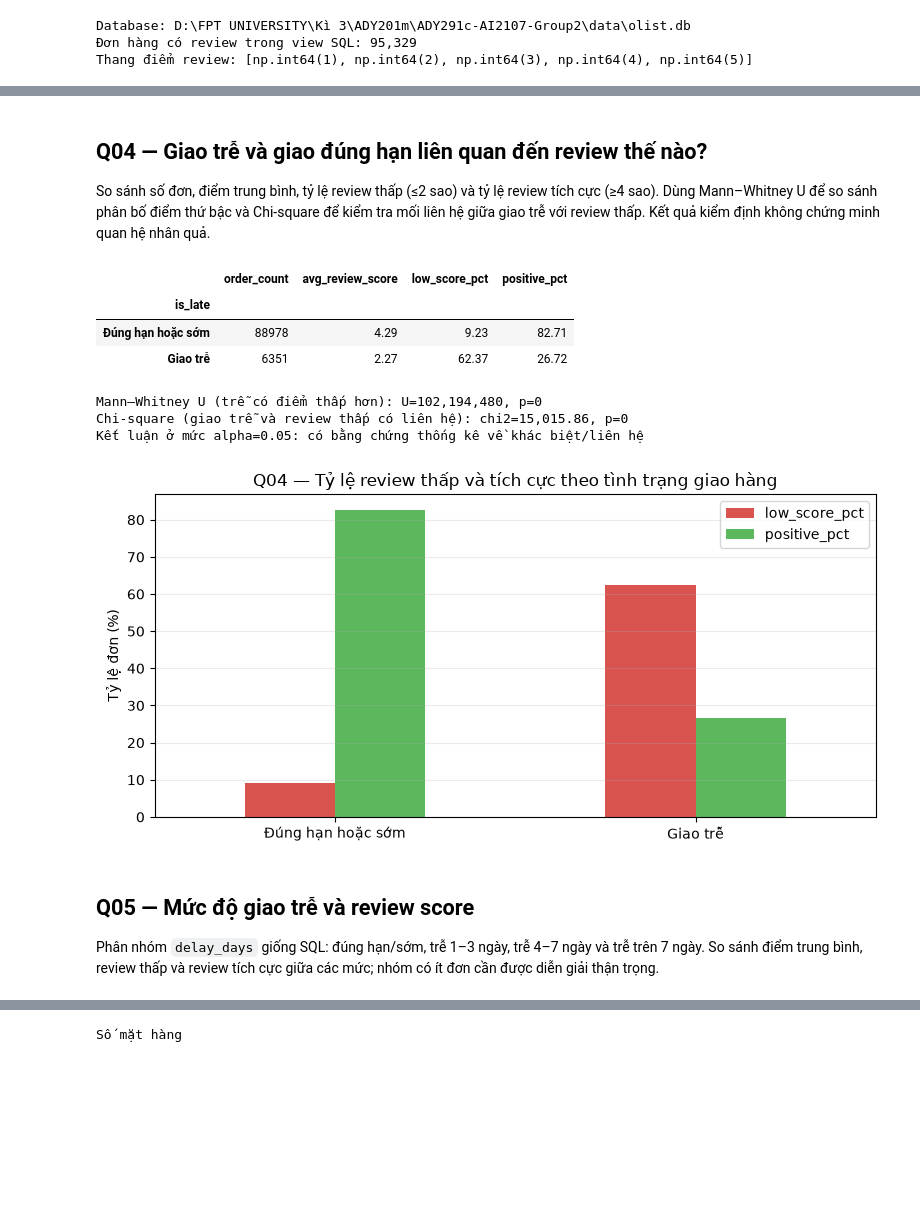
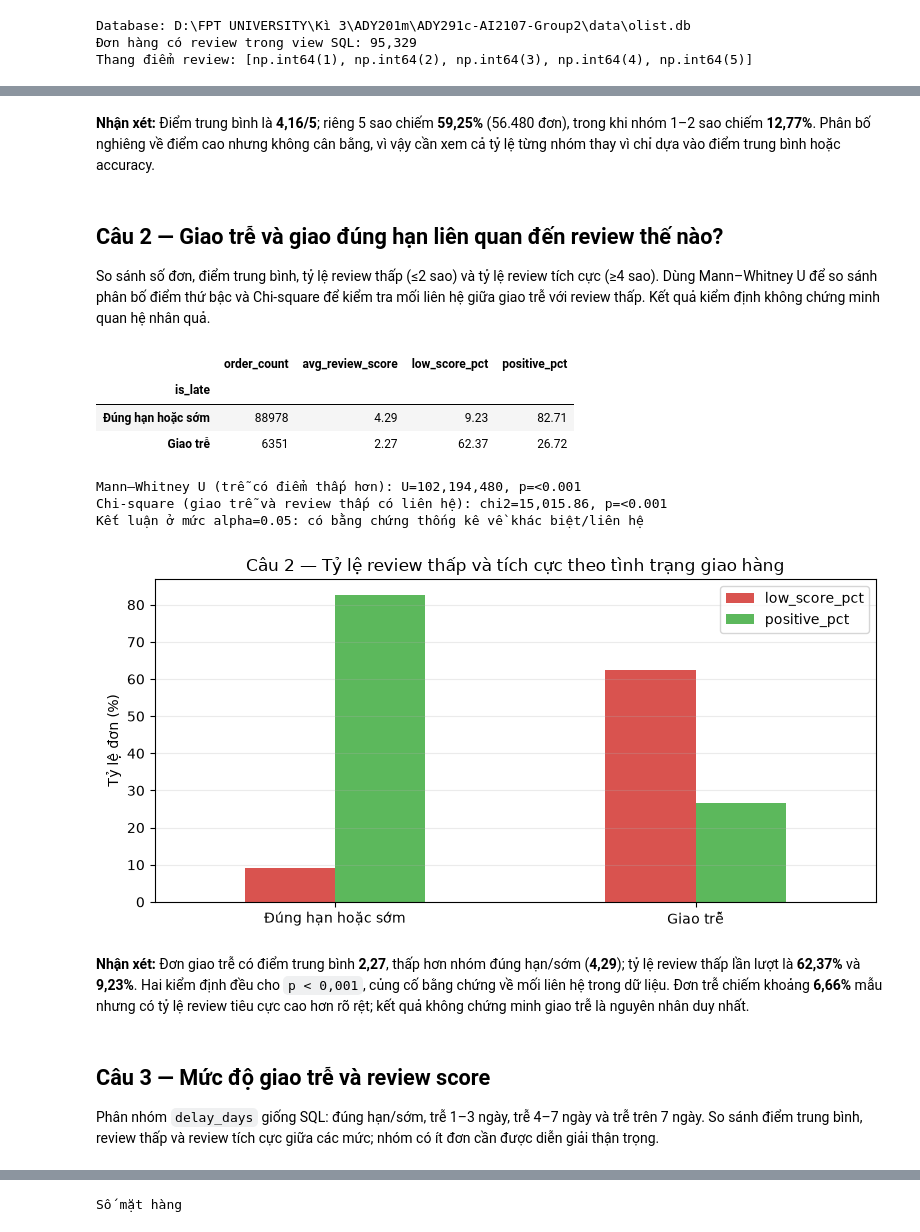
Before and after one commit to TrungTayNA/ADY291c-AI2107-Group2, a Jupyter notebook: Notebooks/04_analysis_python.ipynb, the cells around one changed output, grey strips where cells are left out. Cells and saved outputs as stored; diff of their text form; code cells hidden in the pictures; blank space fills up the shorter version.

```diff
--- a/Notebooks/04_analysis_python.ipynb
+++ b/Notebooks/04_analysis_python.ipynb
@@ -34,6 +34,16 @@ def find_project_root(start_dir: Path) -> Path:
 
 BASE_DIR = find_project_root(Path.cwd().resolve())
 DB_PATH = BASE_DIR / "data" / "olist.db"
+FIGURES_DIR = BASE_DIR / "reports" / "figures"
+FIGURES_DIR.mkdir(parents=True, exist_ok=True)
+
+
+def save_figure(filename: str) -> None:
+    plt.gcf().savefig(FIGURES_DIR / filename, dpi=150, bbox_inches="tight")
+
+
+def format_p_value(p_value: float) -> str:
+    return "<0.001" if p_value < 0.001 else f"{p_value:.3g}"
 
 with sqlite3.connect(DB_PATH) as conn:
     available_views = {
@@ -100,5 +111,7 @@ plt.show()
+# %% [markdown]
+**Nhận xét:** Điểm trung bình là **4,16/5**; riêng 5 sao chiếm **59,25%** (56.480 đơn), trong khi nhóm 1–2 sao chiếm **12,77%**. Phân bố nghiêng về điểm cao nhưng không cân bằng, vì vậy cần xem cả tỷ lệ từng nhóm thay vì chỉ dựa vào điểm trung bình hoặc accuracy.
 # %% [markdown]
-## Q04 — Giao trễ và giao đúng hạn liên quan đến review thế nào?
+## Câu 2 — Giao trễ và giao đúng hạn liên quan đến review thế nào?
 
 So sánh số đơn, điểm trung bình, tỷ lệ review thấp (≤2 sao) và tỷ lệ review tích cực (≥4 sao). Dùng Mann–Whitney U để so sánh phân bố điểm thứ bậc và Chi-square để kiểm tra mối liên hệ giữa giao trễ với review thấp. Kết quả kiểm định không chứng minh quan hệ nhân quả.
 # %%
@@ -111,41 +124,44 @@ q04 = (
         positive_pct=("positive_review", "mean"),
     )
     .rename(index={False: "Đúng hạn hoặc sớm", True: "Giao trễ"})
 )
 q04[["low_score_pct", "positive_pct"]] *= 100
 q04 = q04.round(2)
 display(q04)
 
 late_scores = review_orders.loc[review_orders["is_late"], "review_score"]
 ontime_scores = review_orders.loc[~review_orders["is_late"], "review_score"]
 mann_whitney = stats.mannwhitneyu(late_scores, ontime_scores, alternative="less")
 contingency = pd.crosstab(review_orders["is_late"], review_orders["low_score"])
 chi2, chi2_p, _, _ = stats.chi2_contingency(contingency)
-print(f"Mann–Whitney U (trễ có điểm thấp hơn): U={mann_whitney.statistic:,.0f}, p={mann_whitney.pvalue:.3g}")
-print(f"Chi-square (giao trễ và review thấp có liên hệ): chi2={chi2:,.2f}, p={chi2_p:.3g}")
+print(f"Mann–Whitney U (trễ có điểm thấp hơn): U={mann_whitney.statistic:,.0f}, p={format_p_value(mann_whitney.pvalue)}")
+print(f"Chi-square (giao trễ và review thấp có liên hệ): chi2={chi2:,.2f}, p={format_p_value(chi2_p)}")
 print("Kết luận ở mức alpha=0.05:", "có bằng chứng thống kê về khác biệt/liên hệ" if max(mann_whitney.pvalue, chi2_p) < ALPHA else "chưa đủ bằng chứng thống kê")
 
 q04[["low_score_pct", "positive_pct"]].plot(
     kind="bar", figsize=(8, 4), color=["#D9534F", "#5CB85C"]
 )
-plt.title("Q04 — Tỷ lệ review thấp và tích cực theo tình trạng giao hàng")
+plt.title("Câu 2 — Tỷ lệ review thấp và tích cực theo tình trạng giao hàng")
 plt.xlabel("")
 plt.ylabel("Tỷ lệ đơn (%)")
 plt.xticks(rotation=0)
 plt.grid(axis="y", alpha=0.25)
 plt.tight_layout()
+save_figure("02_late_vs_review_score.png")
 plt.show()
 # %% [output]
 |  | order_count | avg_review_score | low_score_pct | positive_pct |
 | is_late |  |  |  |  |
 | Đúng hạn hoặc sớm | 88978 | 4.29 | 9.23 | 82.71 |
 | Giao trễ | 6351 | 2.27 | 62.37 | 26.72 |
-Mann–Whitney U (trễ có điểm thấp hơn): U=102,194,480, p=0
-Chi-square (giao trễ và review thấp có liên hệ): chi2=15,015.86, p=0
+Mann–Whitney U (trễ có điểm thấp hơn): U=102,194,480, p=<0.001
+Chi-square (giao trễ và review thấp có liên hệ): chi2=15,015.86, p=<0.001
 Kết luận ở mức alpha=0.05: có bằng chứng thống kê về khác biệt/liên hệ
-[figure, old version]
+[figure, new version]
+# %% [markdown]
+**Nhận xét:** Đơn giao trễ có điểm trung bình **2,27**, thấp hơn nhóm đúng hạn/sớm (**4,29**); tỷ lệ review thấp lần lượt là **62,37%** và **9,23%**. Hai kiểm định đều cho `p < 0,001`, củng cố bằng chứng về mối liên hệ trong dữ liệu. Đơn trễ chiếm khoảng **6,66%** mẫu nhưng có tỷ lệ review tiêu cực cao hơn rõ rệt; kết quả không chứng minh giao trễ là nguyên nhân duy nhất.
 # %% [markdown]
-## Q05 — Mức độ giao trễ và review score
+## Câu 3 — Mức độ giao trễ và review score
 
 Phân nhóm `delay_days` giống SQL: đúng hạn/sớm, trễ 1–3 ngày, trễ 4–7 ngày và trễ trên 7 ngày. So sánh điểm trung bình, review thấp và review tích cực giữa các mức; nhóm có ít đơn cần được diễn giải thận trọng.
 # %%
```
Also changed, not shown: parts of 21 cells of this notebook, 22 other files.
